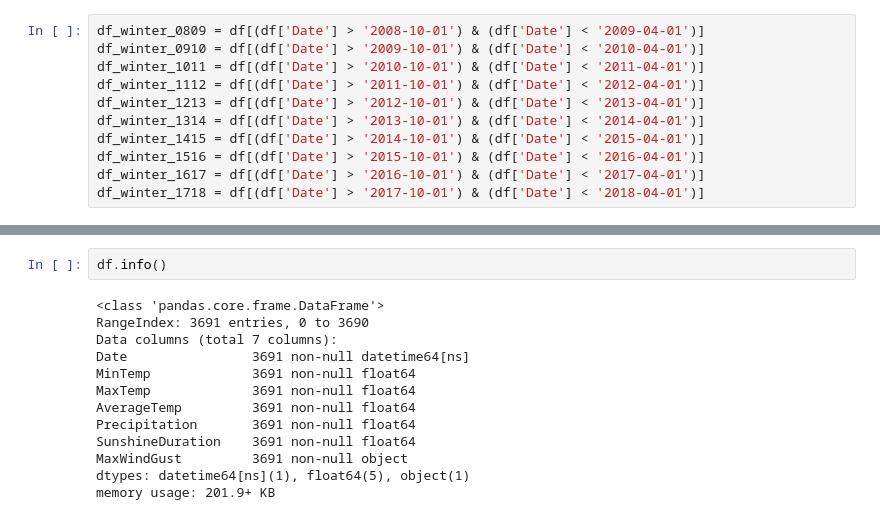
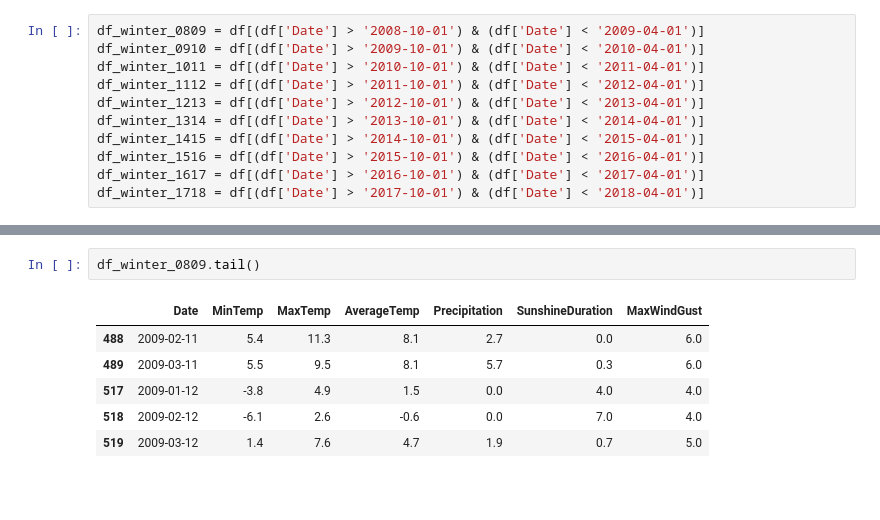
Before and after one commit to marianoju/neuefische, a Jupyter notebook: fuhlsbuettel.ipynb, the cells around one changed output, grey strips where cells are left out. Saved outputs shown, nothing was run; the diff lists cells and outputs as text; blank space fills up the shorter version.

```diff
--- a/fuhlsbuettel.ipynb
+++ b/fuhlsbuettel.ipynb
@@ -223,15 +220,9 @@ df_winter_0809.describe()
-# %%
-df.info()
-# %% [output]
-<class 'pandas.core.frame.DataFrame'>
-RangeIndex: 3691 entries, 0 to 3690
-Data columns (total 7 columns):
-Date                3691 non-null datetime64[ns]
-MinTemp             3691 non-null float64
-MaxTemp             3691 non-null float64
-AverageTemp         3691 non-null float64
-Precipitation       3691 non-null float64
-SunshineDuration    3691 non-null float64
-MaxWindGust         3691 non-null object
-dtypes: datetime64[ns](1), float64(5), object(1)
-memory usage: 201.9+ KB
+# %%
+df_winter_0809.tail()
+# %% [output]
+|  | Date | MinTemp | MaxTemp | AverageTemp | Precipitation | SunshineDuration | MaxWindGust |
+| 488 | 2009-02-11 | 5.4 | 11.3 | 8.1 | 2.7 | 0.0 | 6.0 |
+| 489 | 2009-03-11 | 5.5 | 9.5 | 8.1 | 5.7 | 0.3 | 6.0 |
+| 517 | 2009-01-12 | -3.8 | 4.9 | 1.5 | 0.0 | 4.0 | 4.0 |
+| 518 | 2009-02-12 | -6.1 | 2.6 | -0.6 | 0.0 | 7.0 | 4.0 |
+| 519 | 2009-03-12 | 1.4 | 7.6 | 4.7 | 1.9 | 0.7 | 5.0 |
```
Also changed, not shown: parts of 3 cells of this notebook, 2 other files.
